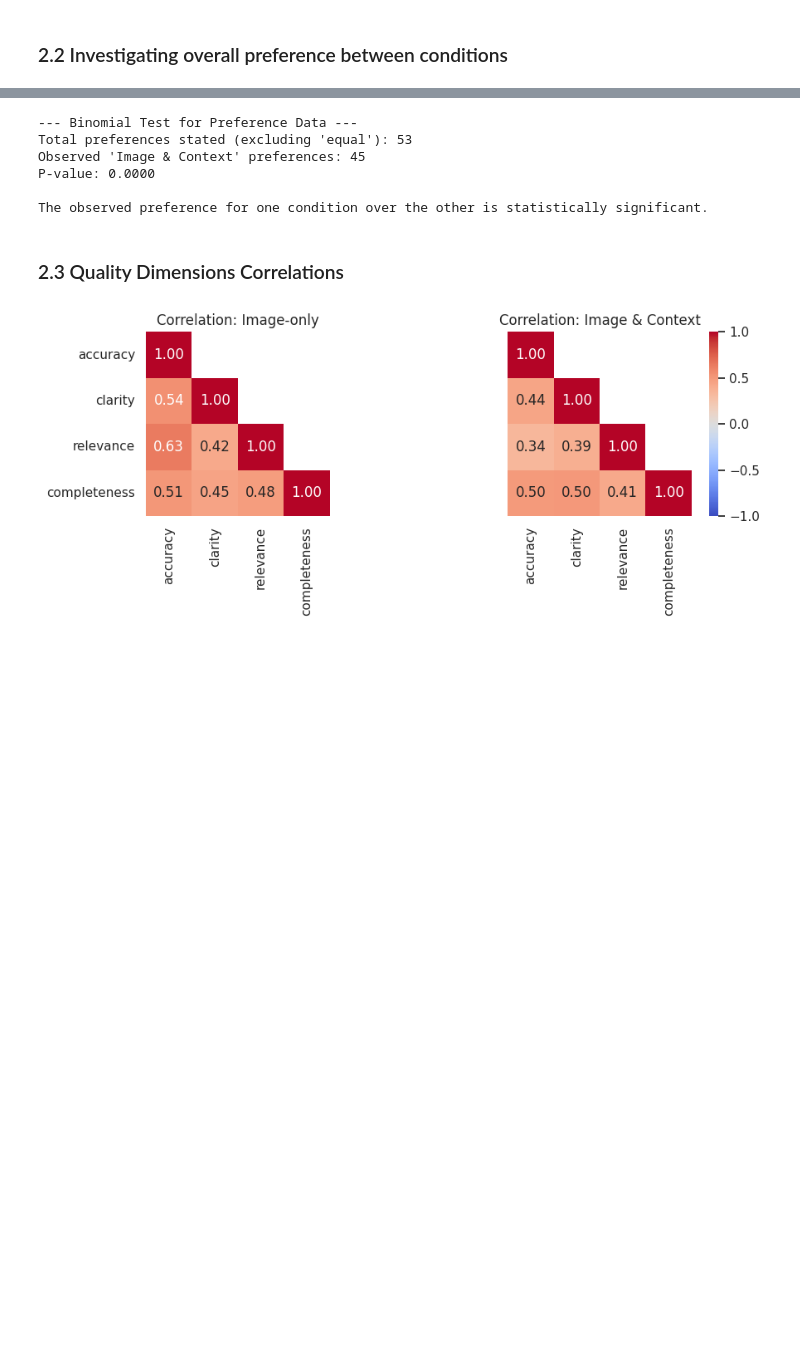
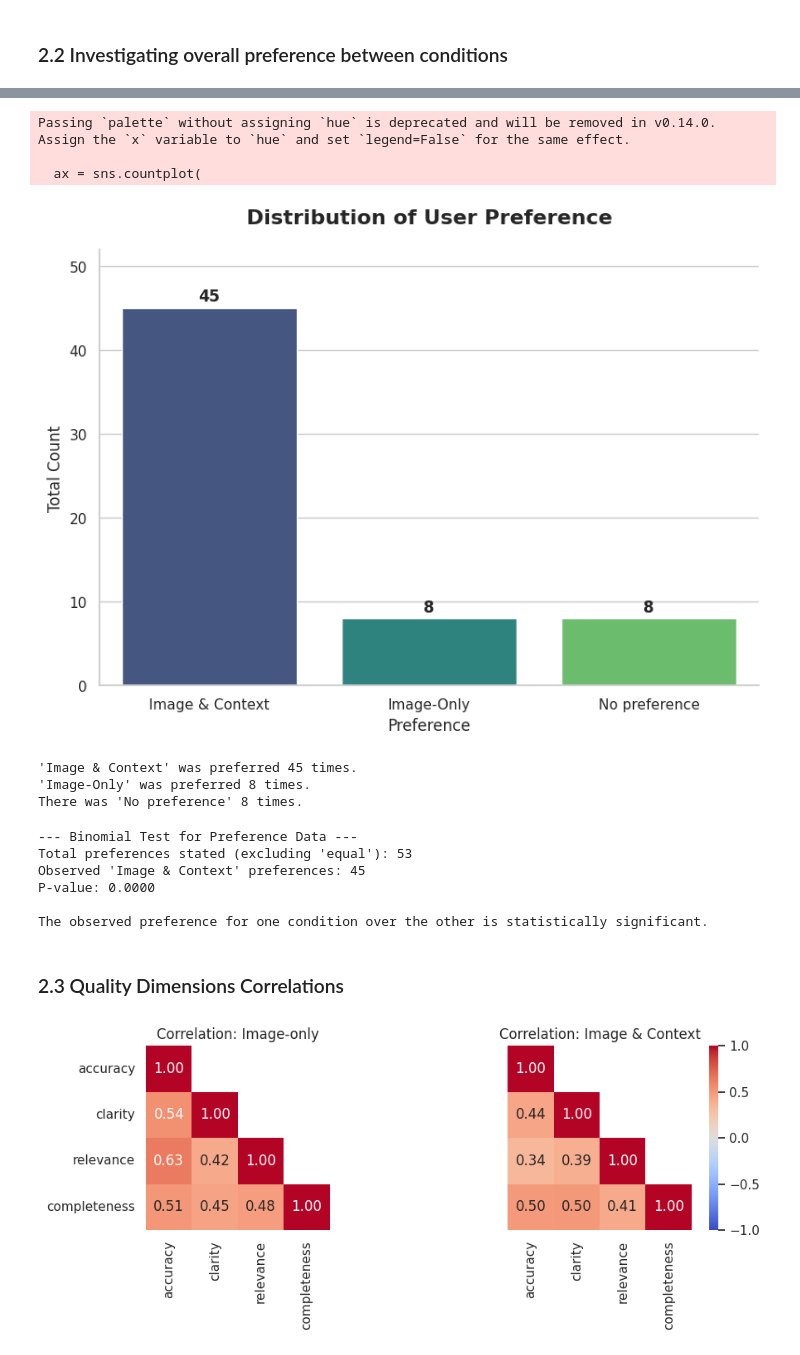
Before and after one commit to lazarmarek/UvA-Thesis, a Jupyter notebook: study1/notebooks/data_analysis.ipynb, the cells around one changed output, grey strips where cells are left out. Cells and saved outputs as stored; diff of their text form; code cells hidden in the pictures; blank space fills up the shorter version.

```diff
--- a/study1/notebooks/data_analysis.ipynb
+++ b/study1/notebooks/data_analysis.ipynb
@@ -392,3 +359,62 @@ Chart Interpretations were preferred equally 8 times.
+# %%
+### --- Visualizing the Preference Distribution (Enhanced) ---
+
+# Prepare the data by getting one preference per item
+preference_df = df.drop_duplicates("item_index").copy() # Use .copy() to avoid SettingWithCopyWarning
+
+# Rename categories for clarity in the plot
+preference_df["preference"] = preference_df["preference"].replace({
+    "with_context": "Image & Context",
+    "without_context": "Image-Only",
+    "equal": "No preference"
+})
+
+# --- Create the Plot ---
+plt.figure(figsize=(8, 6))
+sns.set_theme(style="whitegrid")
+
+# Create the countplot. Note we removed the redundant 'hue' parameter.
+ax = sns.countplot(
+    data=preference_df,
+    x="preference",
+    order=["Image & Context", "Image-Only", "No preference"],
+    palette="viridis" # Using a different color palette
+)
+
+# --- Add Data Labels on Top of Each Bar ---
+for p in ax.patches:
+    ax.annotate(f'{int(p.get_height())}',           # The text to display (the count)
+                (p.get_x() + p.get_width() / 2., p.get_height()), # The (x,y) position
+                ha='center', va='center',           # Center alignment
+                xytext=(0, 9),                      # Offset the text above the bar
+                textcoords='offset points',
+                fontsize=12,
+                fontweight='bold')
+
+# --- Refine Titles and Labels ---
+ax.set_title("Distribution of User Preference", fontsize=16, fontweight='bold', pad=20)
+ax.set_xlabel("Preference", fontsize=12)
+ax.set_ylabel("Total Count", fontsize=12)
+ax.set_ylim(0, ax.get_ylim()[1] * 1.1) # Add some space at the top for the labels
+
+# Clean up the plot
+sns.despine()
+plt.tight_layout()
+plt.show()
+
+# The original print statements are still useful
+counts = preference_df['preference'].value_counts()
+print(f"\n'Image & Context' was preferred {counts.get('Image & Context', 0)} times.")
+print(f"'Image-Only' was preferred {counts.get('Image-Only', 0)} times.")
+print(f"There was 'No preference' {counts.get('No preference', 0)} times.")
+# %% [output]
+Passing `palette` without assigning `hue` is deprecated and will be removed in v0.14.0. Assign the `x` variable to `hue` and set `legend=False` for the same effect.
+
+  ax = sns.countplot(
+[figure, added]
+'Image & Context' was preferred 45 times.
+'Image-Only' was preferred 8 times.
+There was 'No preference' 8 times.
 # %%
 ### --- Statistical Test for Preferences ---
 # Get the counts for the two main preference categories
```
Also changed, not shown: parts of 3 cells of this notebook, 1 other file.
